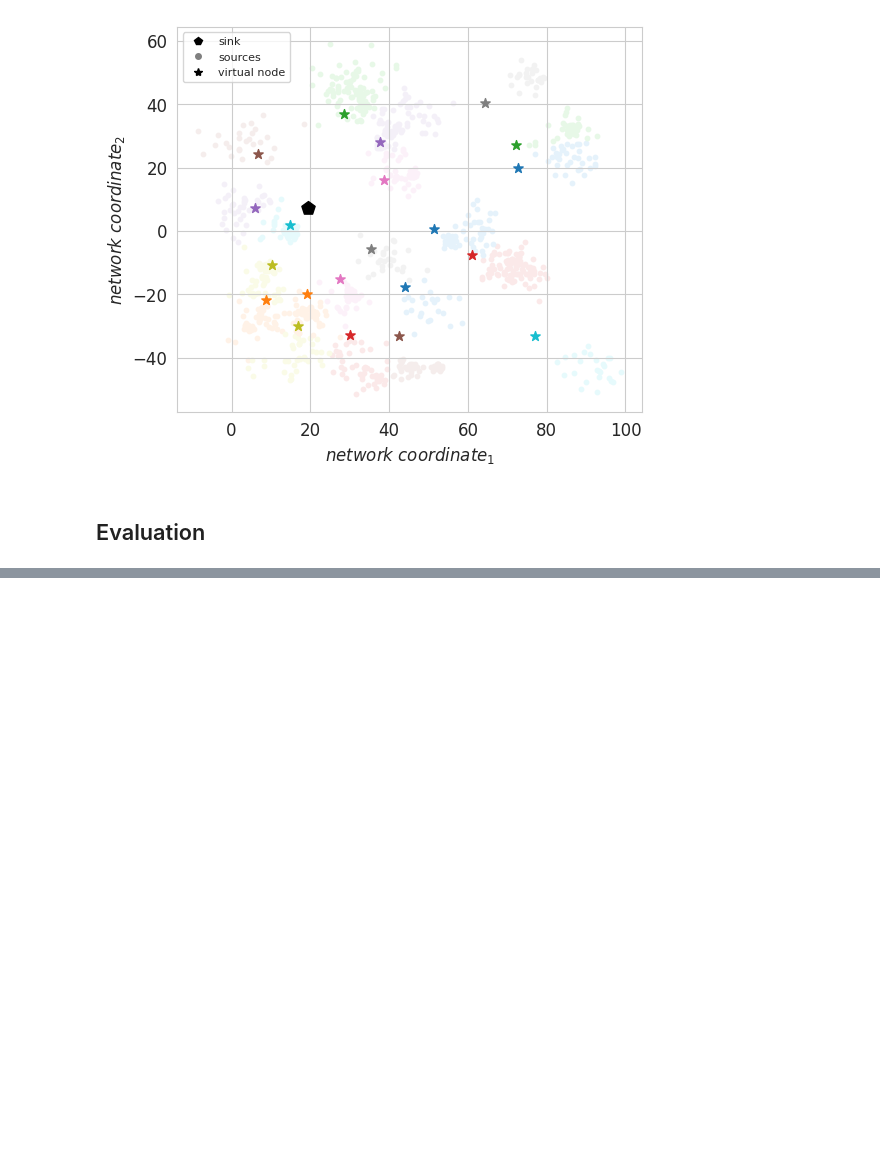
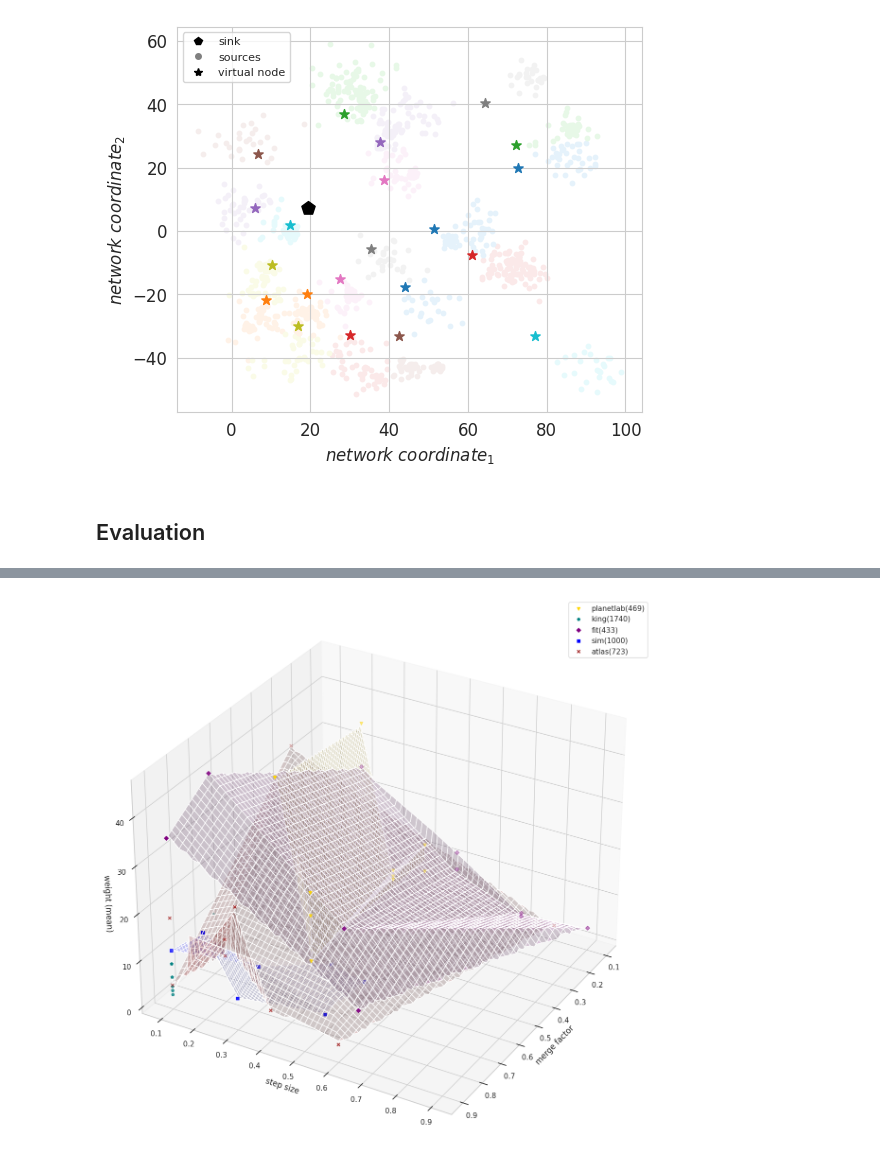
Before and after one commit to xchatzil/NEMO, a Jupyter notebook: notebooks/WeightSimulations.ipynb, the cells around one changed output, grey strips where cells are left out. Drawn from its saved outputs; the diff is of its cells as text; code cells hidden in the pictures; blank space fills up the shorter version.

```diff
--- a/notebooks/WeightSimulations.ipynb
+++ b/notebooks/WeightSimulations.ipynb
@@ -515,0 +736,60 @@ plt.show()
+# %%
+import matplotlib.pyplot as plt
+import numpy as np
+from mpl_toolkits.mplot3d import Axes3D
+from scipy.interpolate import griddata
+from scipy.interpolate import Rbf
+
+fig = plt.figure(figsize=(12, 18))
+ax1 = fig.add_subplot(111, projection='3d')
+
+# Subplot 1: merge_factor
+ax1.set_xlabel('merge factor')
+ax1.set_ylabel('step size')
+ax1.set_zlabel("weight (mean)", rotation=90)
+
+for k in values_topo.keys():
+    data_dict = values_topo[k]
+
+    x_values = np.array([round(item["mean"], 2) for item in data_dict.values()])
+    y_values_mf = np.array([round(item["params"]["latency (90P)"]["merge_factor"], 2) for item in data_dict.values()])
+    y_values_ss = np.array([round(item["params"]["latency (90P)"]["step_size"], 2) for item in data_dict.values()])
+
+    c = plot_topo[k]["color"]
+    m = plot_topo[k]["marker"]
+
+    if k != "sim(1000)":
+        k = k + "(" + str(df_dict_topologies[k][0].shape[0]) + ")"
+
+    # Plot data in Subplot 1
+    ax1.scatter(y_values_mf, y_values_ss, x_values, marker=m, color=c, label=k)
+
+    # Create a mesh grid for plotting the surface
+    xx, yy = np.meshgrid(np.linspace(min(y_values_mf), max(y_values_mf), 100),
+                         np.linspace(min(y_values_ss), max(y_values_ss), 100))
+
+    # Joggle the data
+    joggle = 0.001
+    x_values += np.random.uniform(-joggle, joggle, x_values.shape)
+    y_values_mf += np.random.uniform(-joggle, joggle, y_values_mf.shape)
+    y_values_ss += np.random.uniform(-joggle, joggle, y_values_ss.shape)
+
+    # Interpolate the surface using griddata
+    zz = griddata((y_values_mf, y_values_ss), x_values, (xx, yy), method='linear')
+
+    # Plot the interpolated surface
+    ax1.plot_surface(xx, yy, zz, color=c, alpha=0.2)
+
+# Automatically set a view angle and elevation
+ax1.view_init(azim=30)
+
+# Display the legend
+ax1.legend()
+
+# Adjust layout for better spacing
+plt.tight_layout()
+
+# Display the subplots
+plt.show()
+# %% [output]
+[figure, added]
```
Also changed, not shown: parts of 17 cells of this notebook, 1 other file.
